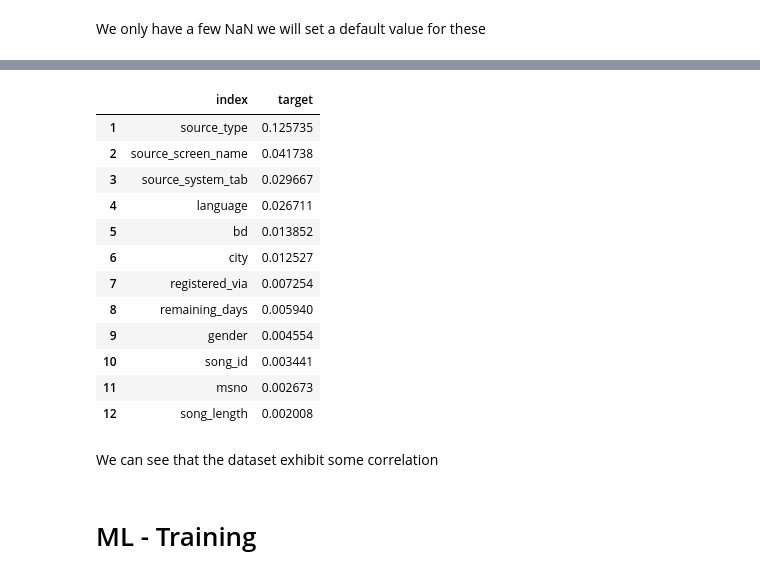
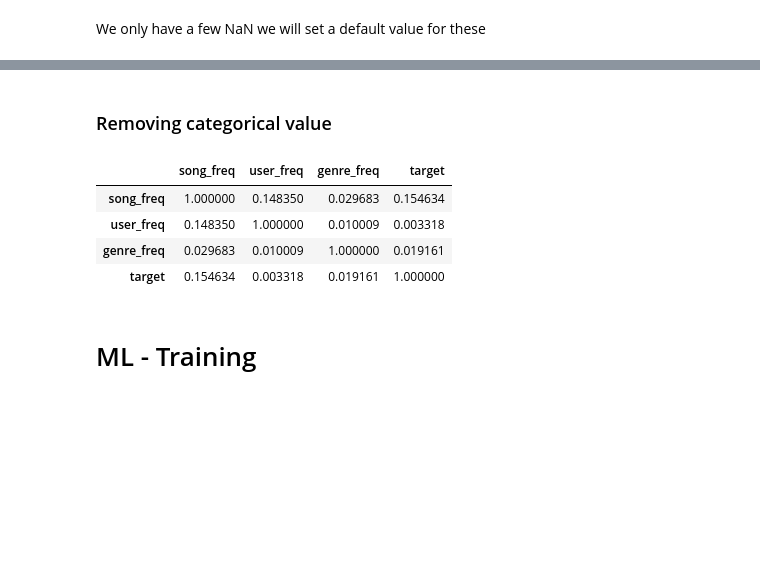
Before and after one commit to luxcem/listen_to_this, a Jupyter notebook: Listen to this.ipynb, the cells around one changed output, grey strips where cells are left out. Saved outputs shown, nothing was run; the diff lists cells and outputs as text; code cells hidden in the pictures; blank space fills up the shorter version.

```diff
--- a/Listen to this.ipynb
+++ b/Listen to this.ipynb
@@ -193,18 +202,2 @@ sns.heatmap(data.astype(float).corr().abs(), linewidths=0.1,vmax=0.2, square=Tru
-# %%
-corr
-# %% [output]
-|  | index | target |
-| 1 | source_type | 0.125735 |
-| 2 | source_screen_name | 0.041738 |
-| 3 | source_system_tab | 0.029667 |
-| 4 | language | 0.026711 |
-| 5 | bd | 0.013852 |
-| 6 | city | 0.012527 |
-| 7 | registered_via | 0.007254 |
-| 8 | remaining_days | 0.005940 |
-| 9 | gender | 0.004554 |
-| 10 | song_id | 0.003441 |
-| 11 | msno | 0.002673 |
-| 12 | song_length | 0.002008 |
-# %% [markdown]
-We can see that the dataset exhibit some correlation
+# %% [markdown]
+### Removing categorical value
@@ -211,3 +219,13 @@ We can see that the dataset exhibit some correlation
+# %%
+data[
+    ["song_freq", "user_freq", "genre_freq", "target"]
+].astype(float).corr().abs()
+# %% [output]
+|  | song_freq | user_freq | genre_freq | target |
+| song_freq | 1.000000 | 0.148350 | 0.029683 | 0.154634 |
+| user_freq | 0.148350 | 1.000000 | 0.010009 | 0.003318 |
+| genre_freq | 0.029683 | 0.010009 | 1.000000 | 0.019161 |
+| target | 0.154634 | 0.003318 | 0.019161 | 1.000000 |
 # %% [markdown]
 # ML - Training
 # %%
```
Also changed, not shown: parts of 31 cells of this notebook.
